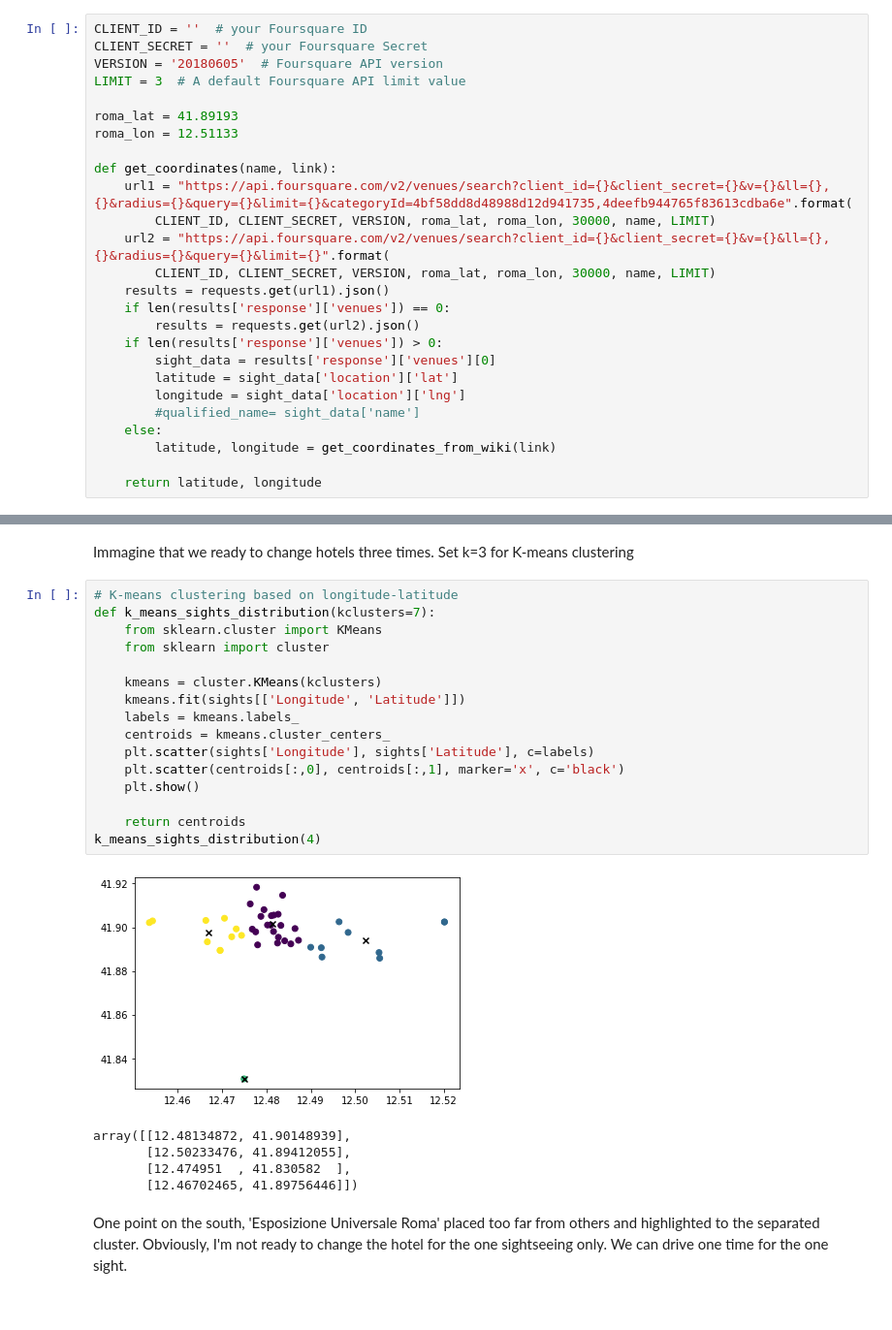
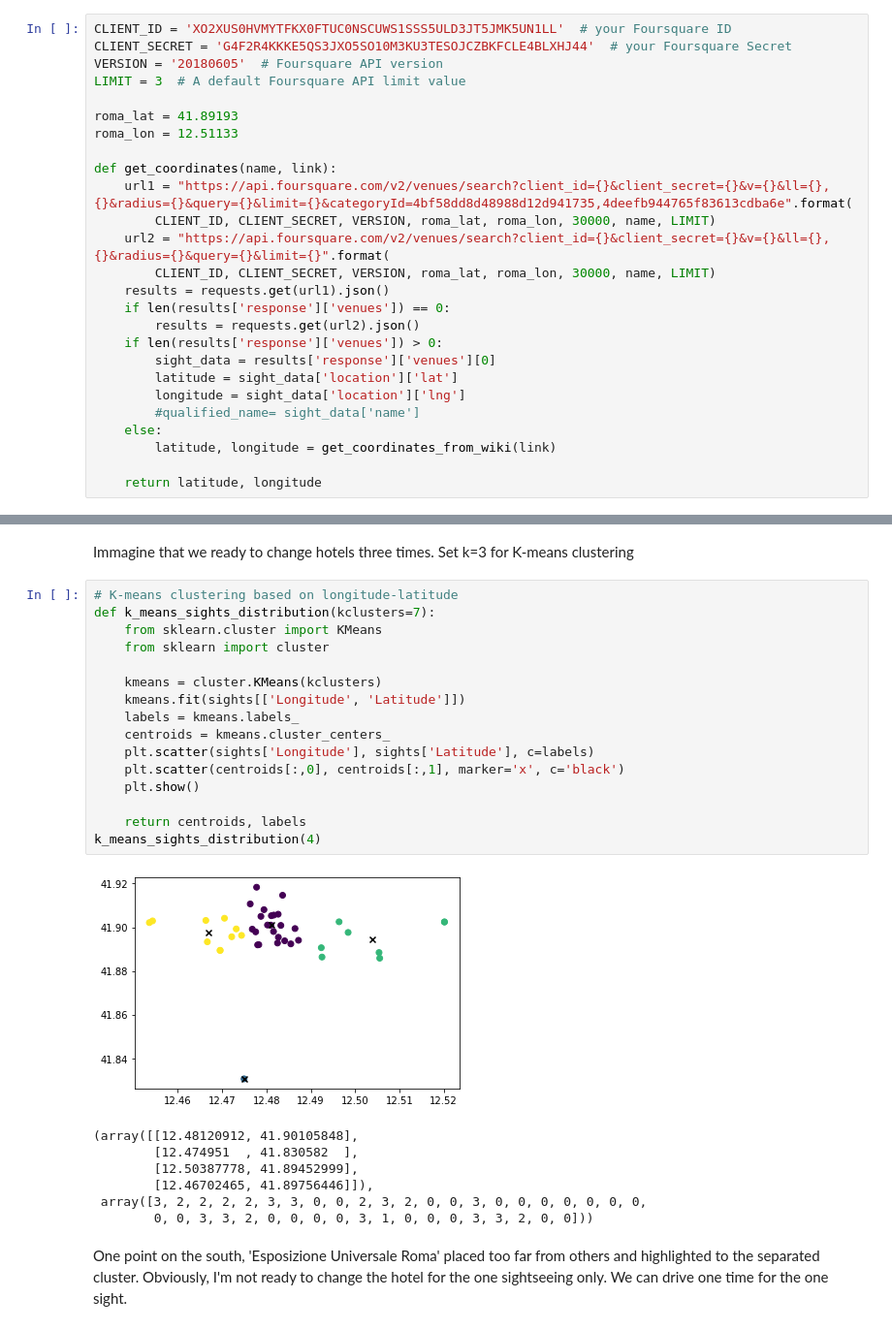
Before and after one commit to minskster/Coursera_Capstone, a Jupyter notebook: Find hotels optimally located to all tourist attractions in Rome.ipynb, the cells around one changed output, grey strips where cells are left out. Shown at 97% size. Drawn from its saved outputs; the diff is of its cells as text.

```diff
--- a/Find hotels optimally located to all tourist attractions in Rome.ipynb
+++ b/Find hotels optimally located to all tourist attractions in Rome.ipynb
@@ -95,8 +95,8 @@ def get_coordinates_from_wiki(url):
 Foursquare API can return too many objects for the search request with name only. For example, really we can get a restarant 'Colosseum' insteasd of Colosseum as historical object. Look at the categories page.  https://developer.foursquare.com/docs/build-with-foursquare/categories/
 Seems that two categories are suitable: Monument / Landmark = 4bf58dd8d48988d12d941735 and Historic Site = 4deefb944765f83613cdba6e. We will use them in the followng code:
 # %%
-CLIENT_ID = ''  # your Foursquare ID
-CLIENT_SECRET = ''  # your Foursquare Secret
+CLIENT_ID = 'XO2XUS0HVMYTFKX0FTUC0NSCUWS1SSS5ULD3JT5JMK5UN1LL'  # your Foursquare ID
+CLIENT_SECRET = 'G4F2R4KKKE5QS3JXO5SO10M3KU3TESOJCZBKFCLE4BLXHJ44'  # your Foursquare Secret
 VERSION = '20180605'  # Foursquare API version
 LIMIT = 3  # A default Foursquare API limit value
 
@@ -201,25 +201,27 @@ Immagine that we ready to change hotels three times. Set k=3 for K-means cluster
 # %%
 # K-means clustering based on longitude-latitude
 def k_means_sights_distribution(kclusters=7):
     from sklearn.cluster import KMeans
     from sklearn import cluster
 
     kmeans = cluster.KMeans(kclusters)
     kmeans.fit(sights[['Longitude', 'Latitude']])
     labels = kmeans.labels_
     centroids = kmeans.cluster_centers_
     plt.scatter(sights['Longitude'], sights['Latitude'], c=labels)
     plt.scatter(centroids[:,0], centroids[:,1], marker='x', c='black')
     plt.show()
 
-    return centroids
+    return centroids, labels
 k_means_sights_distribution(4)
 # %% [output]
-[figure, old version]
+[figure, new version]
-array([[12.48134872, 41.90148939],
-       [12.50233476, 41.89412055],
-       [12.474951  , 41.830582  ],
-       [12.46702465, 41.89756446]])
+(array([[12.48120912, 41.90105848],
+        [12.474951  , 41.830582  ],
+        [12.50387778, 41.89452999],
+        [12.46702465, 41.89756446]]),
+ array([3, 2, 2, 2, 2, 3, 3, 0, 0, 2, 3, 2, 0, 0, 3, 0, 0, 0, 0, 0, 0, 0,
+        0, 0, 3, 3, 2, 0, 0, 0, 0, 3, 1, 0, 0, 0, 3, 3, 2, 0, 0]))
 # %% [markdown]
 One point on the south, 'Esposizione Universale Roma' placed too far from others and highlighted to the separated cluster. Obviously, I'm not ready to change the hotel for the one sightseeing only. We can drive one time for the one sight.
 # %% [markdown]
```
Also changed, not shown: parts of 8 cells of this notebook.
